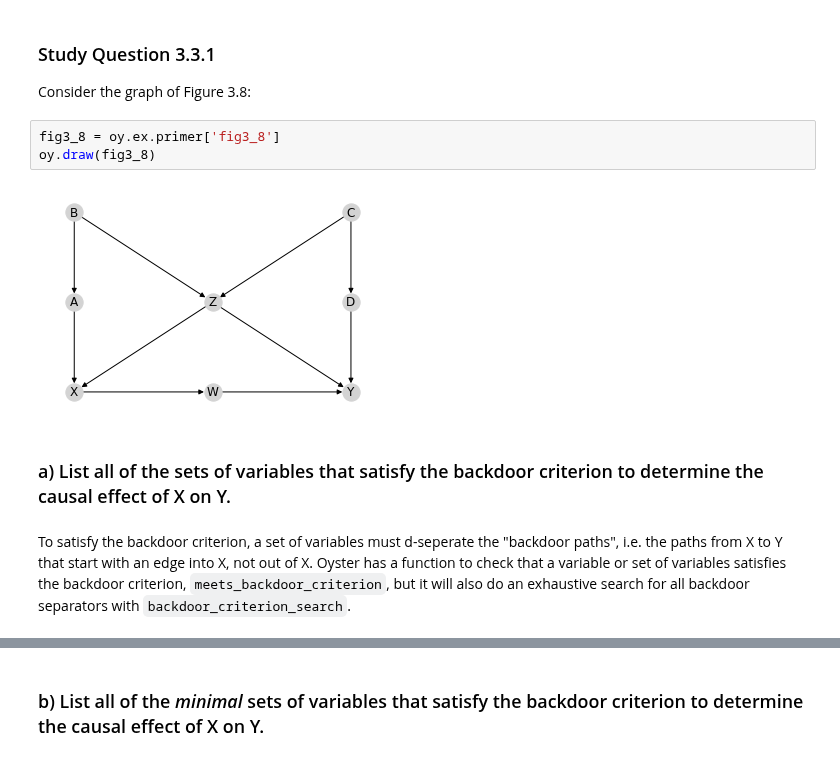
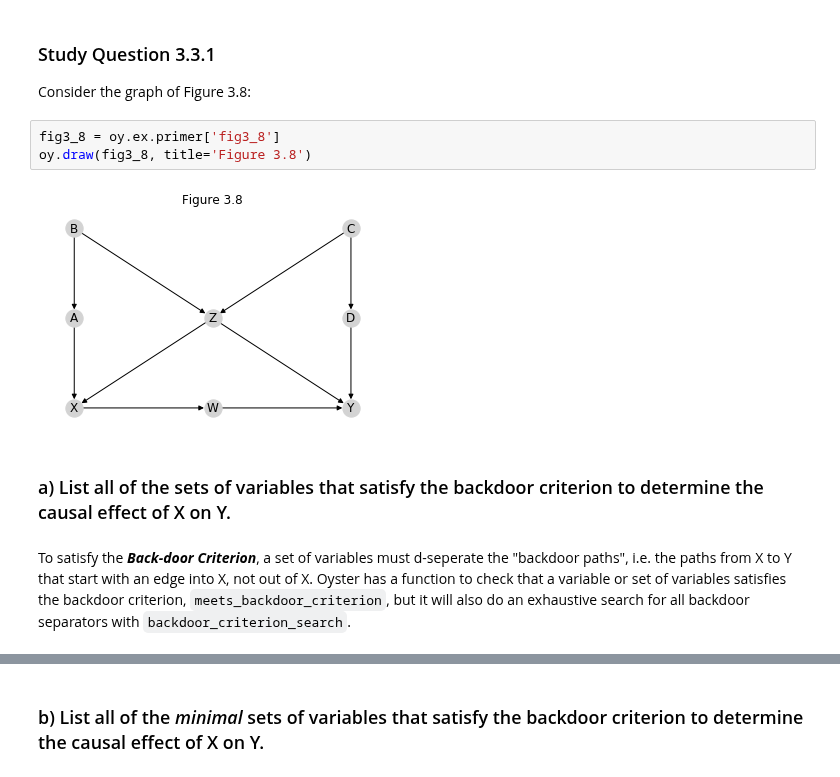
Before and after one commit to BrennanBarker/oyster, a Jupyter notebook: primer_study_questions.ipynb, the cells around one changed output, grey strips where cells are left out. Cells and saved outputs as stored; diff of their text form.

```diff
--- a/primer_study_questions.ipynb
+++ b/primer_study_questions.ipynb
@@ -541,13 +545,13 @@ The independence relations for Z1 and Z2 are the same, so we really only need 4
 Consider the graph of Figure 3.8:
 # %%
 fig3_8 = oy.ex.primer['fig3_8']
-oy.draw(fig3_8)
+oy.draw(fig3_8, title='Figure 3.8')
 # %% [output]
-[figure, old version]
+[figure, new version]
 # %% [markdown]
 ### a) List all of the sets of variables that satisfy the backdoor criterion to determine the causal effect of X on Y.
 # %% [markdown]
-To satisfy the backdoor criterion, a set of variables must d-seperate the "backdoor paths", i.e. the paths from X to Y that start with an edge into X, not out of X. Oyster has a function to check that a variable or set of variables satisfies the backdoor criterion, `meets_backdoor_criterion`, but it will also do an exhaustive search for all backdoor separators with `backdoor_criterion_search`.
+To satisfy the ***Back-door Criterion***, a set of variables must d-seperate the "backdoor paths", i.e. the paths from X to Y that start with an edge into X, not out of X. Oyster has a function to check that a variable or set of variables satisfies the backdoor criterion, `meets_backdoor_criterion`, but it will also do an exhaustive search for all backdoor separators with `backdoor_criterion_search`.
 # %%
 oy.backdoor_criterion_search(fig3_8, 'X', 'Y')
 # %% [output]
```
Also changed, not shown: parts of 44 cells of this notebook, 1 other file.
